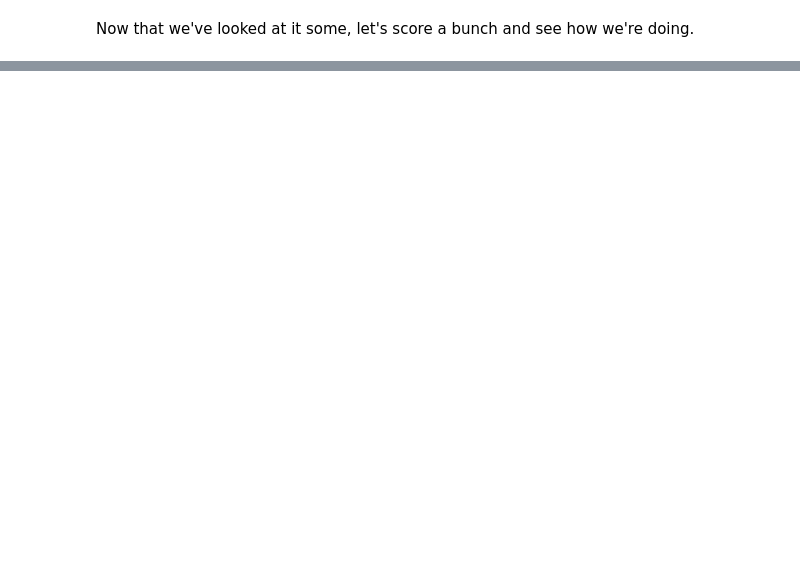
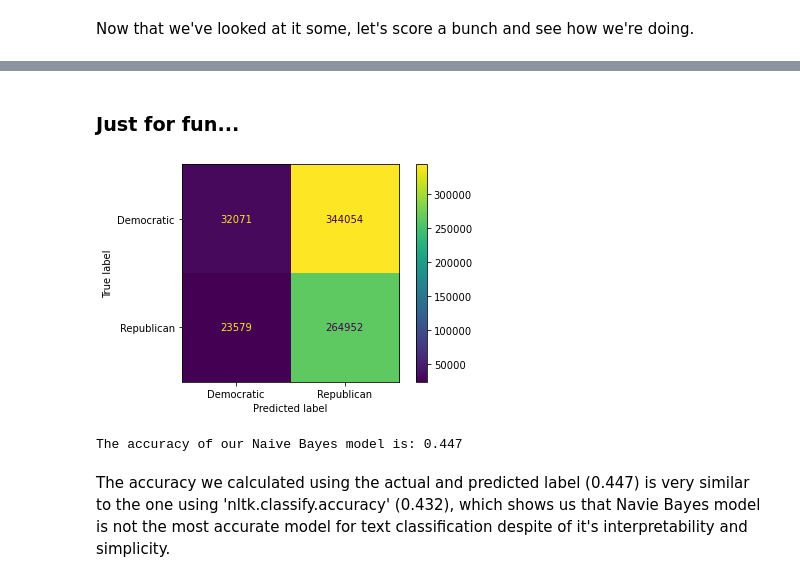
Before and after one commit to dingyiduan7/ADS_509_module4, a Jupyter notebook: Political Naive Bayes.ipynb, the cells around one changed output, grey strips where cells are left out. Cells and saved outputs as stored; diff of their text form; code cells hidden in the pictures; blank space fills up the shorter version.

Commit message:
Update Political Naive Bayes.ipynb
initially done - checking afterwards

```diff
--- a/Political Naive Bayes.ipynb
+++ b/Political Naive Bayes.ipynb
@@ -40,0 +66,7 @@ random.choices(convention_data,k=10)
+# %%
+# extract the string and party from each record
+# append it to a new list
+# replace the old 'convention_data' to the new one
+convention_data2 = [[i[5],i[0]] for i in convention_data]
+convention_data = convention_data2
+convention_data
@@ -76,8 +128,11 @@ def conv_features(text,fw) :
 
     """
 
-    # Your code here
+    # find the word in text that is also in fw for once
+    # return True if this happens for as many time as it happens
 
-    ret_dict = dict()
+    ret_word = [i for i in Counter(str(text).lower().split()) if i in fw]
+    ret_bool = [True]*len(ret_word)
+    ret_dict = dict(zip(ret_word,ret_bool))
 
     return(ret_dict)
@@ -142,3 +236,7 @@ tweet_data = []
+# %%
+# eliminate the b-prefix
+# Reference: https://stackoverflow.com/questions/41918836/how-do-i-get-rid-of-the-b-prefix-in-a-string-in-python
+tweet_data = [[i[2].decode('utf-8'),i[1]] for i in results]
 # %% [markdown]
 There are a lot of tweets here. Let's take a random sample and see how our classifer does. I'm guessing it won't be too great given the performance on the convention speeches...
 # %%
@@ -190,0 +339,32 @@ _Write a little about what you see in the results_
+# %% [markdown]
+### Just for fun...
+# %%
+import matplotlib.pyplot as plt
+from sklearn import metrics
+
+actual = [tweet_data[i][1] for i in range(len(tweet_data))]
+predicted = [classifier.classify(conv_features(tweet_data[i][0],feature_words)) for i in range(len(tweet_data))]
+
+confusion_matrix = metrics.confusion_matrix(actual, predicted)
+
+cm_display = metrics.ConfusionMatrixDisplay(confusion_matrix = confusion_matrix, display_labels = ['Democratic','Republican'])
+
+cm_display.plot()
+plt.show()
+
+def compute_accuracy(y_true, y_pred):
+    correct_predictions = 0
+    # iterate over each label and check
+    for true, predicted in zip(y_true, y_pred):
+        if true == predicted:
+            correct_predictions += 1
+    # compute the accuracy
+    accuracy = correct_predictions/len(y_true)
+    return accuracy
+print('\n')
+print("The accuracy of our Naive Bayes model is:", round(compute_accuracy(actual, predicted),3))
+# %% [output]
+[figure, added]
+The accuracy of our Naive Bayes model is: 0.447
+# %% [markdown]
+The accuracy we calculated using the actual and predicted label (0.447) is very similar to the one using 'nltk.classify.accuracy' (0.432), which shows us that Navie Bayes model is not the most accurate model for text classification despite of it's interpretability and simplicity.
```
Also changed, not shown: parts of 21 cells of this notebook.
